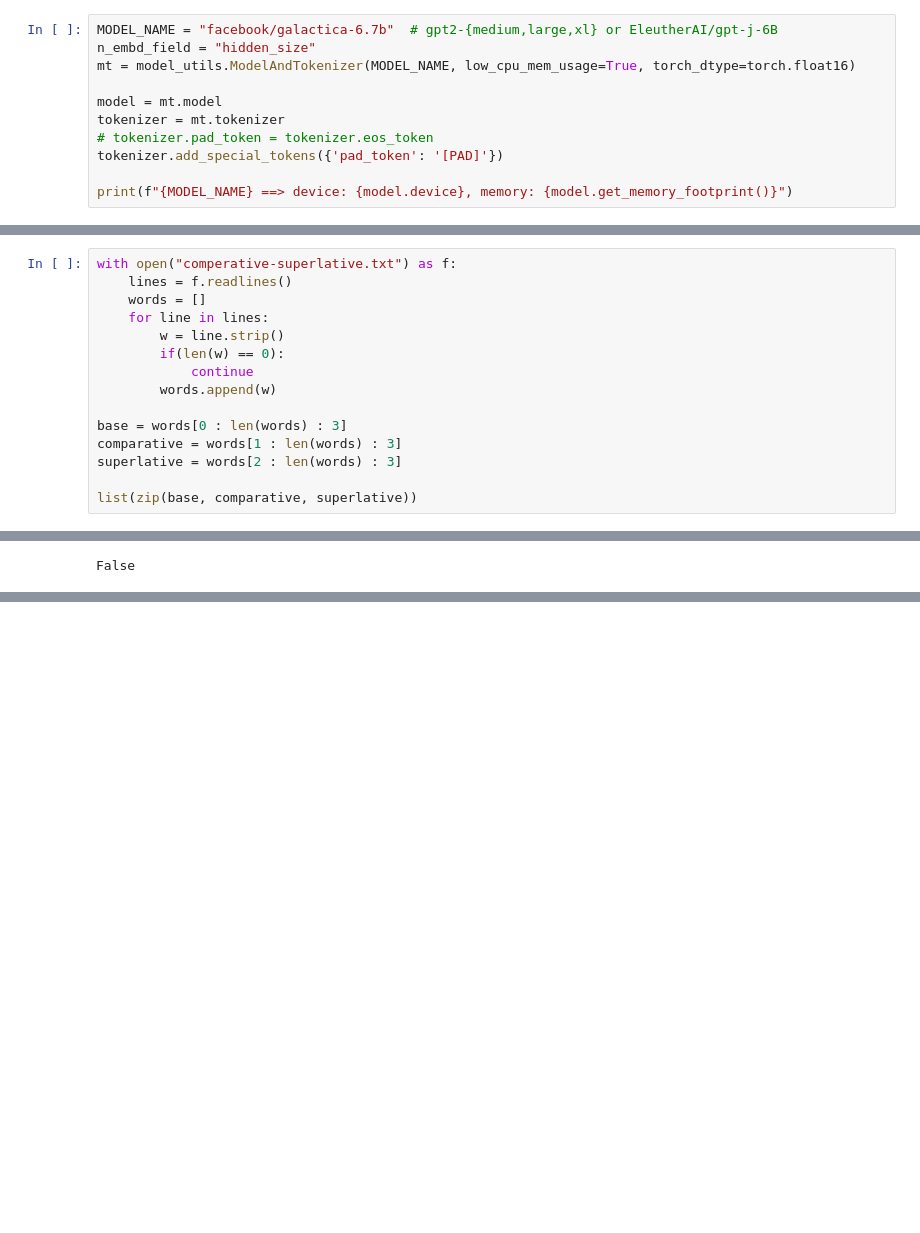
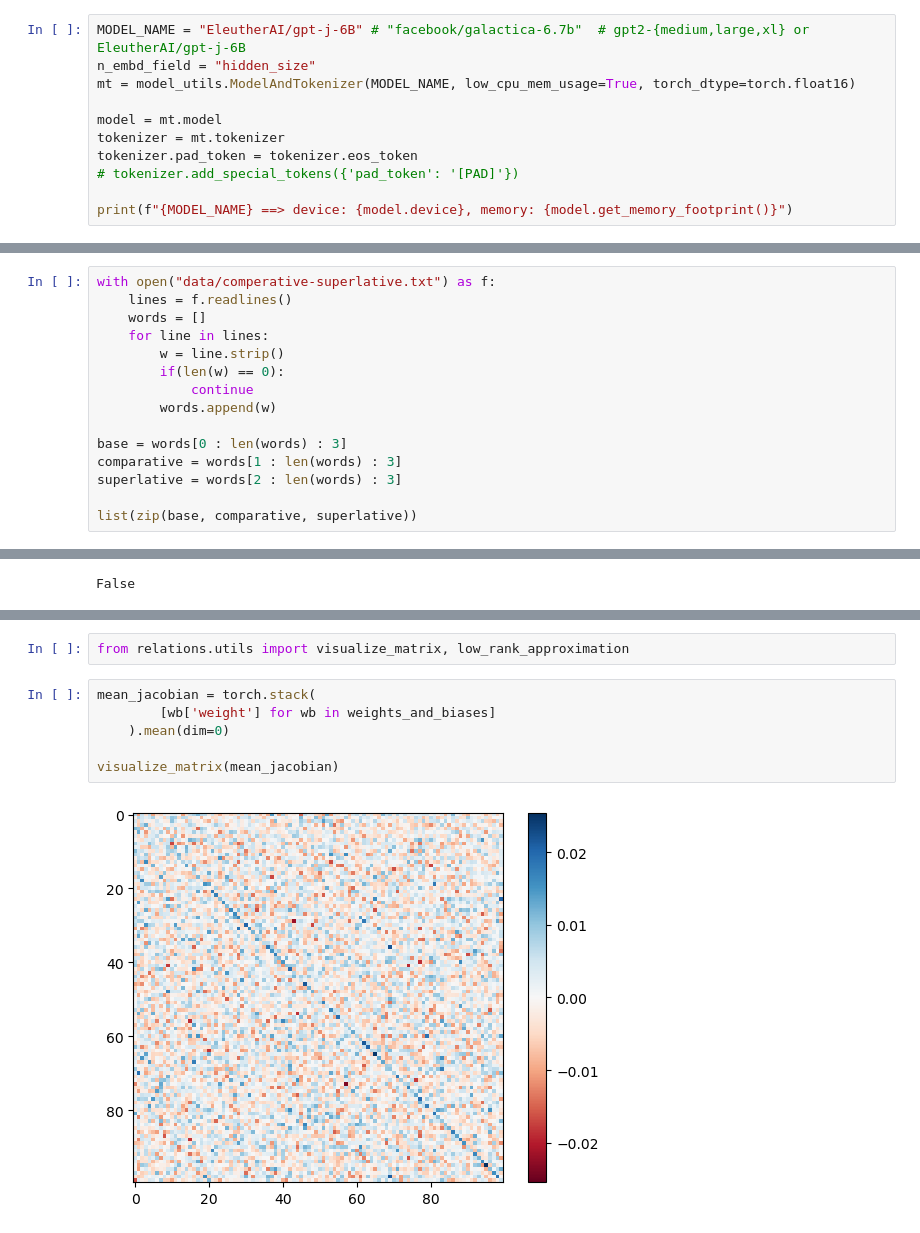
Before and after one commit to evandez/relations, a Jupyter notebook: notebooks/case_3_comperative.ipynb, the cells around one changed output, grey strips where cells are left out. Drawn from its saved outputs; the diff is of its cells as text; blank space fills up the shorter version.

```diff
--- a/notebooks/case_3_comperative.ipynb
+++ b/notebooks/case_3_comperative.ipynb
@@ -18,14 +21,14 @@ from util import model_utils
 from baukit import nethook
 from operator import itemgetter
 # %%
-MODEL_NAME = "facebook/galactica-6.7b"  # gpt2-{medium,large,xl} or EleutherAI/gpt-j-6B
+MODEL_NAME = "EleutherAI/gpt-j-6B" # "facebook/galactica-6.7b"  # gpt2-{medium,large,xl} or EleutherAI/gpt-j-6B
 n_embd_field = "hidden_size"
 mt = model_utils.ModelAndTokenizer(MODEL_NAME, low_cpu_mem_usage=True, torch_dtype=torch.float16)
 
 model = mt.model
 tokenizer = mt.tokenizer
-# tokenizer.pad_token = tokenizer.eos_token
-tokenizer.add_special_tokens({'pad_token': '[PAD]'})
+tokenizer.pad_token = tokenizer.eos_token
+# tokenizer.add_special_tokens({'pad_token': '[PAD]'})
 
 print(f"{MODEL_NAME} ==> device: {model.device}, memory: {model.get_memory_footprint()}")
 # %% [output]
@@ -33,5 +36,5 @@ facebook/galactica-6.7b ==> device: cuda:0, memory: 13314719744
 # %%
-with open("comperative-superlative.txt") as f:
+with open("data/comperative-superlative.txt") as f:
     lines = f.readlines()
     words = []
     for line in lines:
@@ -356,0 +378,10 @@ corner_estimator.get_vocab_representation(
+# %%
+from relations.utils import visualize_matrix, low_rank_approximation
+# %%
+mean_jacobian = torch.stack(
+        [wb['weight'] for wb in weights_and_biases]
+    ).mean(dim=0)
+
+visualize_matrix(mean_jacobian)
+# %% [output]
+[figure, added]
```
Also changed, not shown: parts of 17 cells of this notebook, 3 other files.
